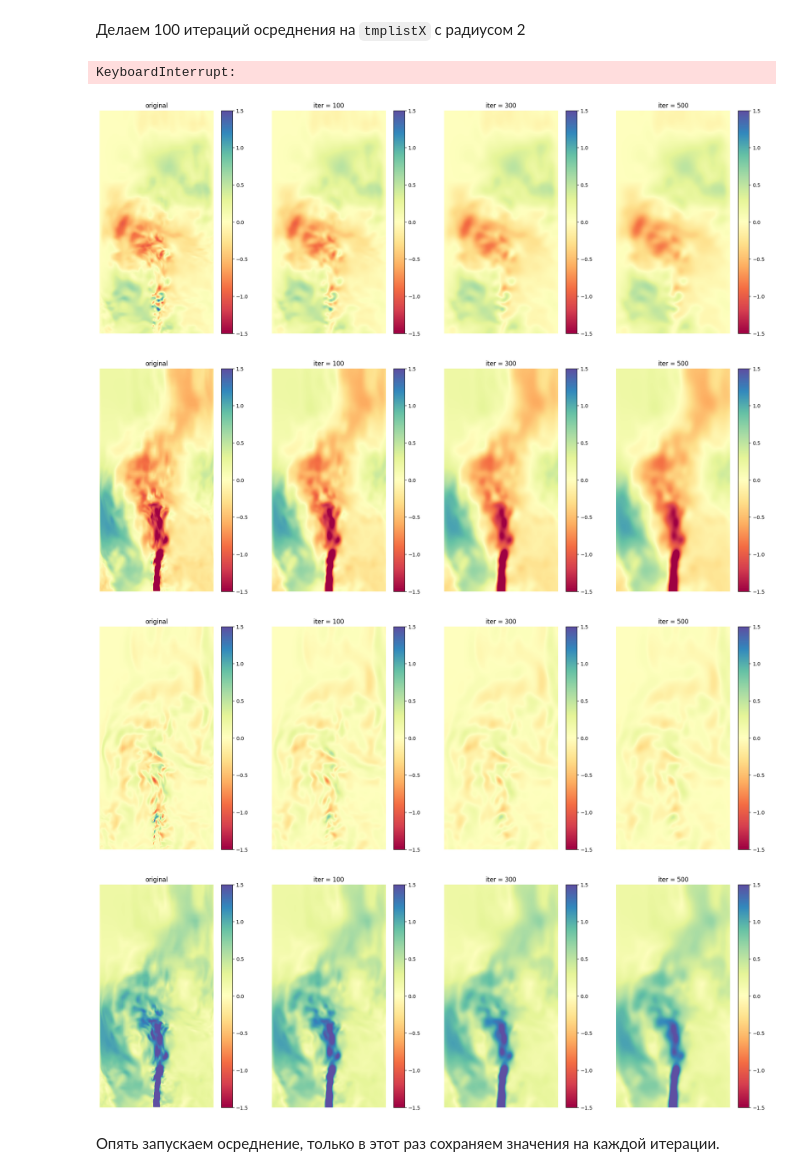
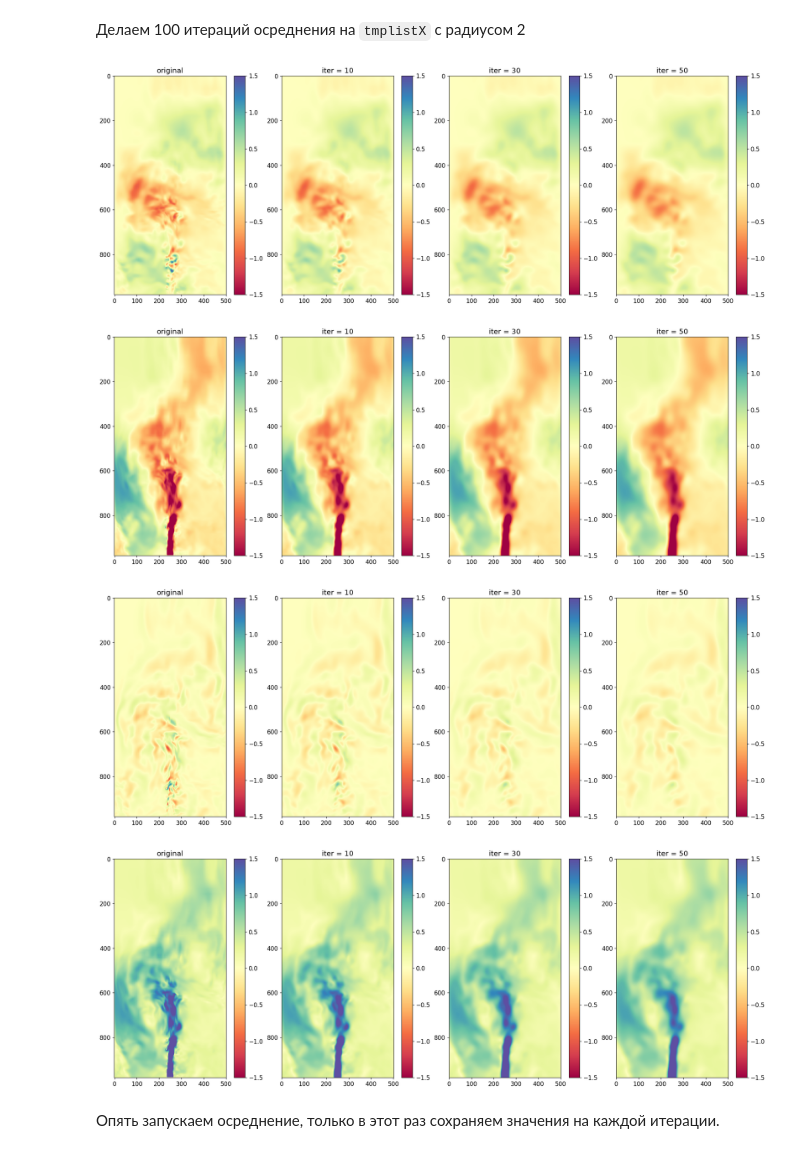
Before and after one commit to germanFid/FieldAveraging, a Jupyter notebook: playground.ipynb, the cells around one changed output. Drawn from its saved outputs; the diff is of its cells as text; code cells hidden in the pictures.

Commit message:
add: gauss research, graphics

```diff
--- a/playground.ipynb
+++ b/playground.ipynb
@@ -98,8 +98,6 @@ graphicsX.append(tmplistX)
 graphicsY.append(tmplistY)
 graphicsZ.append(tmplistZ)
 graphicsM.append(all_coord_mod)
-
-titles = ["original", "iter = 100", "iter = 300", "iter = 500"]
 
 av1 = basic_2d_array_averaging_parallel(np.asarray(tmplistX, dtype=np.float32), av_radius, max_processes=m_processes)
 av2 = basic_2d_array_averaging_parallel(np.asarray(tmplistY, dtype=np.float32), av_radius, max_processes=m_processes)
@@ -163,27 +161,27 @@ graphicsX.append(av1)
 graphicsY.append(av2)
 graphicsZ.append(av3)
 graphicsM.append(all_coord_mod)
-# %% [output]
-KeyboardInterrupt:
 # %%
+titles = ["original", "iter = 10", "iter = 30", "iter = 50"]
+
 figsize = (24, 8)
 
-fig1 = plot_figures_in_row(graphicsX, titles=titles, figsize=figsize, show_axes=show_axes, show_colorbar=show_colorbar, font_size=font_size, subplot_widths=subplot_widths, normalize=normalize)
+fig1 = plot_figures_in_row(graphicsX, titles=titles, figsize=figsize, show_colorbar=show_colorbar, font_size=font_size, normalize=normalize)
 fig1.savefig('Vx field on different iterations.png', dpi=300, transparent=True)
 
-fig2 = plot_figures_in_row(graphicsY, titles=titles, figsize=figsize, show_axes=show_axes, show_colorbar=show_colorbar, font_size=font_size, subplot_widths=subplot_widths, normalize=normalize)
+fig2 = plot_figures_in_row(graphicsY, titles=titles, figsize=figsize, show_colorbar=show_colorbar, font_size=font_size, normalize=normalize)
 fig2.savefig('Vy field on different iterations.png', dpi=300, transparent=True)
 
-fig3 = plot_figures_in_row(graphicsZ, titles=titles, figsize=figsize, show_axes=show_axes, show_colorbar=show_colorbar, font_size=font_size, subplot_widths=subplot_widths, normalize=normalize)
+fig3 = plot_figures_in_row(graphicsZ, titles=titles, figsize=figsize, show_colorbar=show_colorbar, font_size=font_size, normalize=normalize)
 fig3.savefig('Vz field on different iterations.png', dpi=300, transparent=True)
 
-fig4 = plot_figures_in_row(graphicsM, titles=titles, figsize=figsize, show_axes=show_axes, show_colorbar=show_colorbar, font_size=font_size, subplot_widths=subplot_widths, normalize=normalize)
+fig4 = plot_figures_in_row(graphicsM, titles=titles, figsize=figsize, show_colorbar=show_colorbar, font_size=font_size, normalize=normalize)
 fig4.savefig('V modyle field on different iterations.png', dpi=300, transparent=True)
 # %% [output]
-[figure, old version]
+[figure, new version]
-[figure, old version]
+[figure, new version]
-[figure, old version]
+[figure, new version]
-[figure, old version]
+[figure, new version]
 # %% [markdown]
 Опять запускаем осреднение, только в этот раз сохраняем значения на каждой итерации.
 # %%
```
Also changed, not shown: parts of 6 cells of this notebook, 1 other file.
